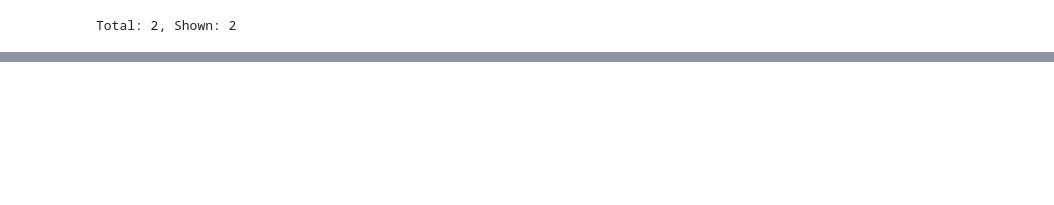
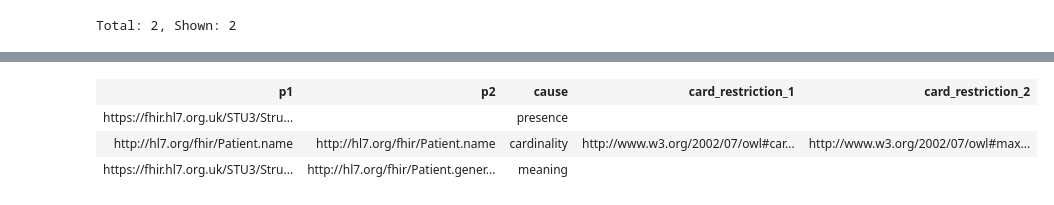
Before and after one commit to wscrosswy/dmsd-notebooks, a Jupyter notebook: fhir-profiles-sparql.ipynb, the cells around one changed output, grey strips where cells are left out. Cells and saved outputs as stored; diff of their text form; code cells hidden in the pictures; blank space fills up the shorter version.

Commit message:
Combining all checks into one query

```diff
--- a/fhir-profiles-sparql.ipynb
+++ b/fhir-profiles-sparql.ipynb
@@ -326,0 +283,91 @@ Total: 43007, Shown: 20
+# %%
+#####################
+# COMBINED
+#####################
+
+%endpoint http://localhost:5820/MyDB/query
+%auth basic spencer 12345
+%format any
+%display table
+
+PREFIX fhir: <http://hl7.org/fhir/>
+PREFIX fhir_us_core: <http://hl7.org/fhir/us/core/StructureDefinition/>
+PREFIX fhir_nhs: <https://fhir.hl7.org.uk/STU3/StructureDefinition/>
+
+SELECT DISTINCT ?p1 ?p2 ?cause ?card_restriction_1 ?card_restriction_2
+{
+    # Attribute Presence
+    # TODO account for inherited attributes
+    {
+        VALUES ?cause { "presence" }
+        VALUES ?cls1 { fhir_nhs:CareConnect-Patient-1 }
+        VALUES ?cls2 { fhir_us_core:us-core-patient }
+
+        ?cls1 rdfs:subClassOf [ a      owl:Restriction ;
+                                       owl:onProperty ?p1 ;
+                              ] .
+        FILTER NOT EXISTS {
+            ?cls2 rdfs:subClassOf [ a      owl:Restriction ;
+                                       owl:onProperty ?p1 ;
+                                  ] .
+        }
+    }
+    UNION
+    # Attribute Cardinality
+    {
+        VALUES ?cause { "cardinality" }
+        VALUES ?cls1 { fhir_nhs:CareConnect-Patient-1 }
+        VALUES ?cls2 { fhir_us_core:us-core-patient }
+
+        fhir:Patient rdfs:subClassOf [ a              owl:Restriction ;
+                                       owl:onProperty ?p_super ;
+                                     ] .
+        ?cls1 rdfs:subClassOf*/rdfs:subClassOf [ a      owl:Restriction ;
+                                                 owl:onProperty ?p1 ;
+                                                 ?card_restriction_1 ?card_1
+                                               ] .
+        ?cls2  rdfs:subClassOf*/rdfs:subClassOf [ a      owl:Restriction ;
+                                                  owl:onProperty ?p2 ;
+                                                  ?card_restriction_2 ?card_2
+                                                ] .
+        ?p1 rdfs:range ?p1_type .
+        ?p2 rdfs:range ?p2_type .
+        ?p_super rdfs:range ?p_super_type .
+        ?p1_type rdfs:subClassOf* ?p_super_type .
+        ?p2_type rdfs:subClassOf* ?p_super_type .
+
+        FILTER (?card_restriction_1 IN (owl:cardinality, owl:maxCardinality, owl:minCardinality ) ) .
+        FILTER (?card_restriction_2 IN (owl:cardinality, owl:maxCardinality, owl:minCardinality ) ) .
+        FILTER (?card_restriction_1 != ?card_restriction_2 || ?card_1 != ?card_2) .
+    }
+    UNION
+    # Attribute Meaning
+    {
+        VALUES ?cause { "meaning" }
+        VALUES ?cls1 { fhir_nhs:CareConnect-Patient-1 }
+        VALUES ?cls2 { fhir_us_core:us-core-patient }
+
+        fhir:Patient rdfs:subClassOf [ a              owl:Restriction ;
+                                       owl:onProperty ?p_super ;
+                                     ] .
+        ?cls1 rdfs:subClassOf*/rdfs:subClassOf [ a      owl:Restriction ;
+                                                 owl:onProperty ?p1 ;
+                                               ] .
+        ?cls2  rdfs:subClassOf*/rdfs:subClassOf [ a      owl:Restriction ;
+                                                  owl:onProperty ?p2 ;
+                                                ] .
+        ?p1 rdfs:range ?p1_type .
+        ?p2 rdfs:range ?p2_type .
+        ?p_super rdfs:range ?p_super_type .
+        {
+            ?p1_type rdfs:subClassOf* ?p_super_type .
+            ?p2_type rdfs:subClassOf+ ?p_super_type .
+        }
+        UNION
+        {
+            ?p1_type rdfs:subClassOf+ ?p_super_type .
+            ?p2_type rdfs:subClassOf* ?p_super_type .
+        }
+    }
+}
+# %% [output]
@@ -326,0 +378,4 @@ Total: 43007, Shown: 20
+| p1 | p2 | cause | card_restriction_1 | card_restriction_2 |
+| https://fhir.hl7.org.uk/STU3/Stru... |  | presence |  |  |
+| http://hl7.org/fhir/Patient.name | http://hl7.org/fhir/Patient.name | cardinality | http://www.w3.org/2002/07/owl#car... | http://www.w3.org/2002/07/owl#max... |
+| https://fhir.hl7.org.uk/STU3/Stru... | http://hl7.org/fhir/Patient.gener... | meaning |  |  |
```
Also changed, not shown: parts of 3 cells of this notebook.
